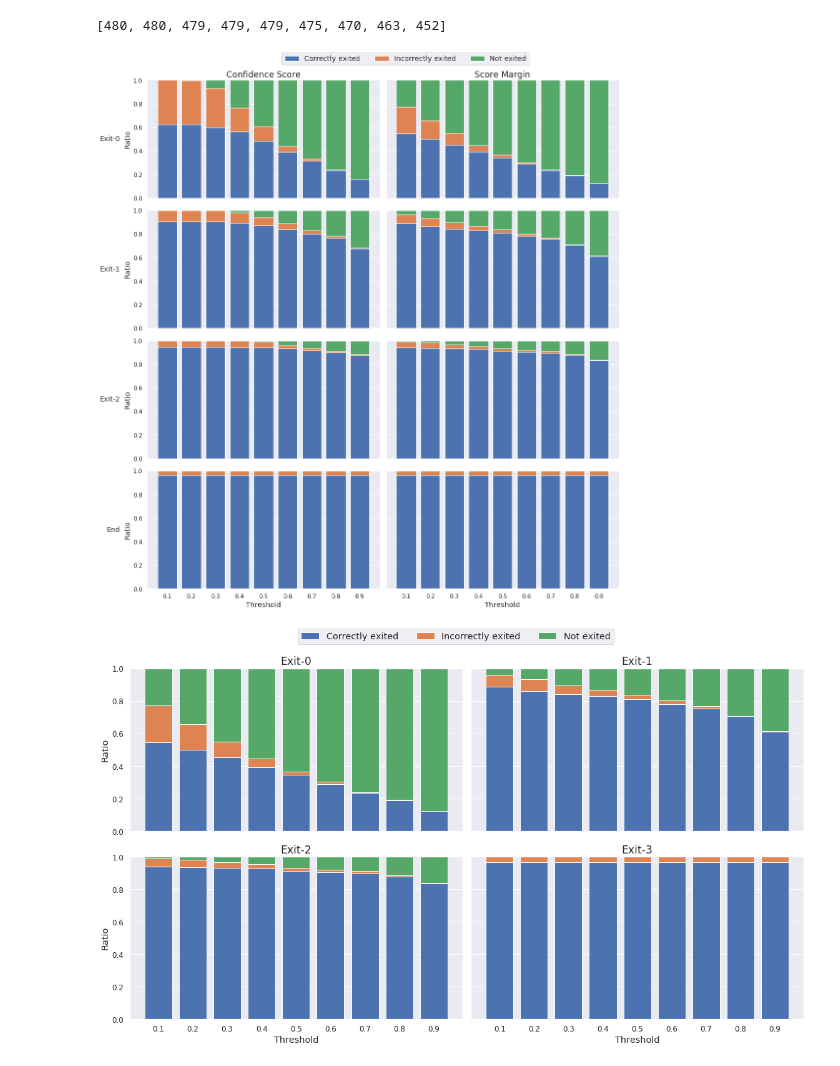
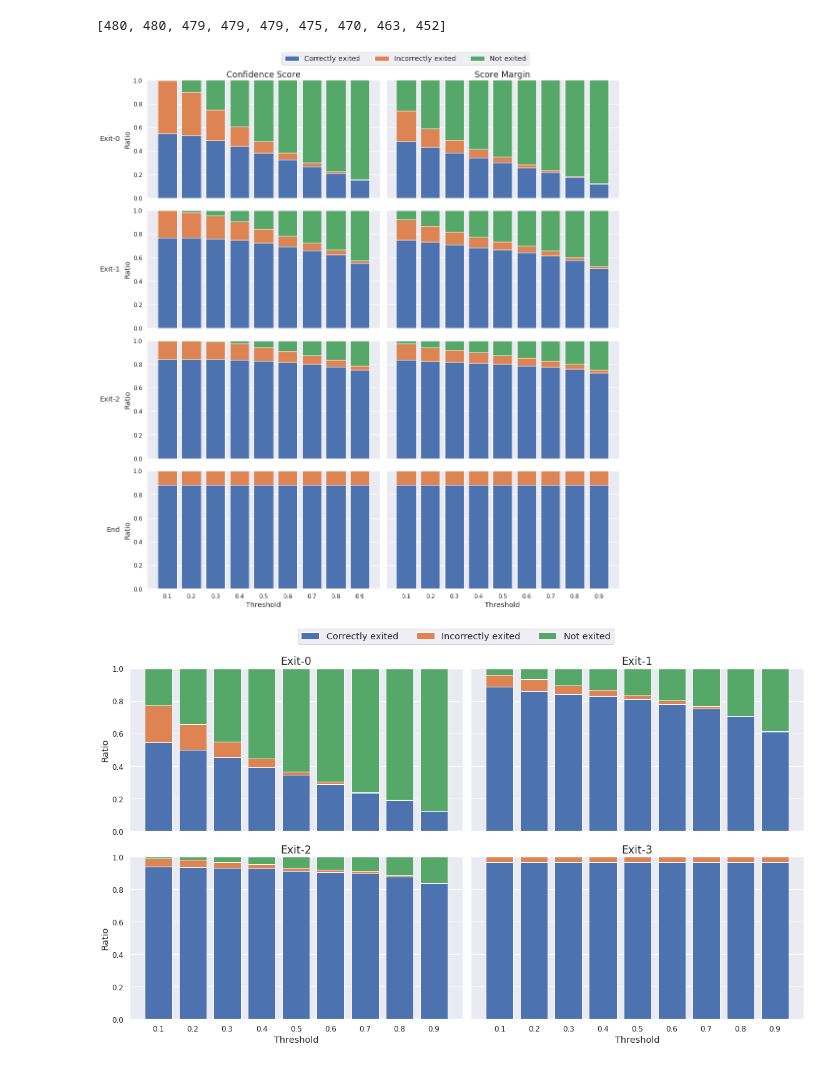
Before and after one commit to AlexKarlsen/thesis-src, a Jupyter notebook: DDNN/logging/threshold_test/Threshold analysis-Copy1.ipynb, the cells around one changed output. Saved outputs shown, nothing was run; the diff lists cells and outputs as text; code cells hidden in the pictures.

```diff
--- a/DDNN/logging/threshold_test/Threshold analysis-Copy1.ipynb
+++ b/DDNN/logging/threshold_test/Threshold analysis-Copy1.ipynb
@@ -236,8 +239,8 @@ for i in np.arange(0.1,1,0.1):
 correct[3] += exit3_fix_correct
 incorrect[3] += exit3_fix_incorrect
 
-correct = correct / 500
-incorrect = incorrect / 500
+correct = correct / 5000
+incorrect = incorrect / 5000
 
 not_exited = 1- correct - incorrect
 
@@ -274,8 +277,8 @@ for i in np.arange(0.1,1,0.1):
 correct[3] += exit3_fix_correct
 incorrect[3] += exit3_fix_incorrect
 
-correct = correct / 500
-incorrect = incorrect / 500
+correct = correct / 5000
+incorrect = incorrect / 5000
 
 not_exited = 1- correct - incorrect
 
@@ -289,35 +292,35 @@ ax[1,1].bar(N, incorrect[1], bottom=correct[1])
 ax[1,1].bar(N, not_exited[1], bottom=correct[1] + incorrect[1])
 #ax[1,1].set_title('Exit-1')
 
 ax[2,1].bar(N, correct[2])
 ax[2,1].bar(N, incorrect[2], bottom=correct[2])
 ax[2,1].bar(N, not_exited[2], bottom=correct[2] + incorrect[2])
 #ax[2,1].set_title('Exit-2')
 
 ax[3,1].bar(N, correct[3])
 ax[3,1].bar(N, incorrect[3], bottom=correct[3])
 ax[3,1].bar(N, not_exited[3], bottom=correct[3] + incorrect[3])
 #ax[3,1].set_title('Exit-3')
 
 rows = ['Exit-0', 'Exit-1', 'Exit-2', 'End']
 for a, row in zip(ax[:,0], rows):
     a.annotate(row, xy=(0, 0.5), xytext=(-a.yaxis.labelpad - 5, 0),
                 xycoords=a.yaxis.label, textcoords='offset points',
                 size='large', ha='right', va='center')
 
 for a in ax.flat:
     a.set(xlabel='Threshold', ylabel='Ratio')
     a.label_outer()
 
     # Put a legend below current axis
 fig.legend(['Correctly exited', 'Incorrectly exited', 'Not exited'], loc='upper center', bbox_to_anchor=(0.55, 1),
           fancybox=True, shadow=False, ncol=3)
 
 fig.tight_layout()
 fig.subplots_adjust(left=0.15, top=0.95)
-plt.savefig('threshold_analysis_densenet.png')
+plt.savefig('threshold_analysis_densenet100.png')
 # %% [output]
-[figure, old version]
+[figure, new version]
 # %%
 N = np.arange(9)
 fig, ax = plt.subplots(2,2, figsize=(16,9), sharex=True, sharey=True)
```
Also changed, not shown: parts of 3 cells of this notebook, 3 other files.
